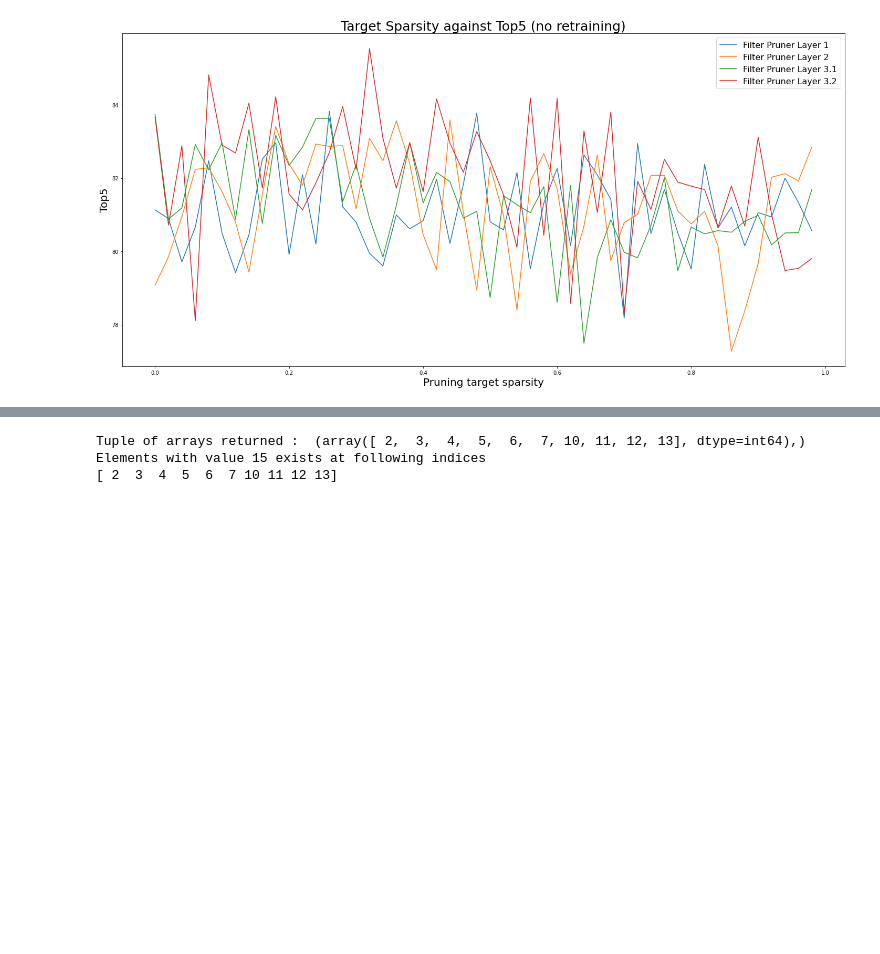
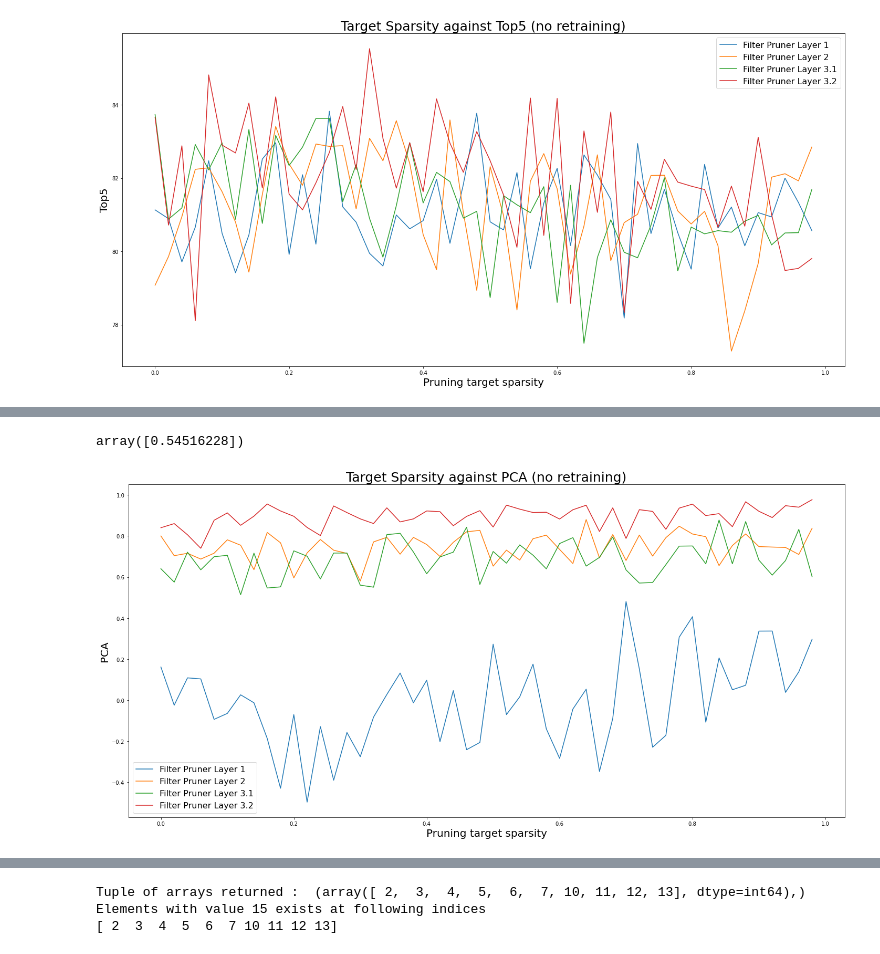
Before and after one commit to friedforfun/Dissertation, a Jupyter notebook: DataVisualisation/Datavis.ipynb, the cells around one changed output, grey strips where cells are left out. Drawn from its saved outputs; the diff is of its cells as text; code cells hidden in the pictures; blank space fills up the shorter version.

```diff
--- a/DataVisualisation/Datavis.ipynb
+++ b/DataVisualisation/Datavis.ipynb
@@ -225,3 +237,14 @@ plot_pruners(latency_data, 'Top1', 'Target Sparsity against Top1 (no retraining)
 plot_pruners(latency_data, 'Top5', 'Target Sparsity against Top5 (no retraining)')
 # %% [output]
 [figure]
+# %%
+from sklearn.decomposition import PCA
+from sklearn.preprocessing import StandardScaler
+
+# Latency: 4
+# Top1 : 7
+t_latency = latency_data.iloc[:,4]
+t_Top1 = latency_data.iloc[:,7]
+results = pd.concat([t_latency, t_Top1], axis=1, join='inner')
+
+norm_results = StandardScaler().fit_transform(results)
@@ -227,0 +277,5 @@ plot_pruners(latency_data, 'Top5', 'Target Sparsity against Top5 (no retraining)
+# %%
+pca_r = PCA(n_components=1)
+pca_results = pca_r.fit_transform(norm_results)
+# %%
+pca_df_results = pd.DataFrame(pca_results, columns=['PCA'])
@@ -227,0 +291,3 @@ plot_pruners(latency_data, 'Top5', 'Target Sparsity against Top5 (no retraining)
+# %%
+test_data = pd.concat([latency_data, pca_df_results], axis=1, join='inner')
+test_data.head()
@@ -227,0 +301,8 @@ plot_pruners(latency_data, 'Top5', 'Target Sparsity against Top5 (no retraining)
+# %%
+pca_r.explained_variance_ratio_
+# %% [output]
+array([0.54516228])
+# %%
+plot_pruners(test_data, 'PCA', 'Target Sparsity against PCA (no retraining)')
+# %% [output]
+[figure, added]
```
Also changed, not shown: parts of 35 cells of this notebook.
